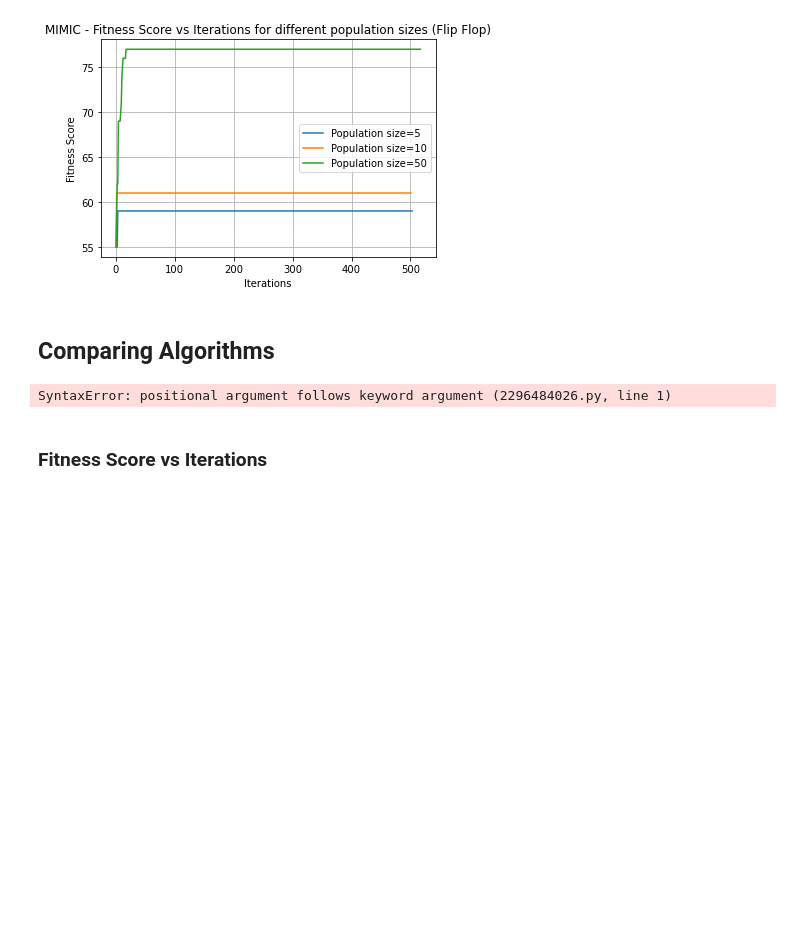
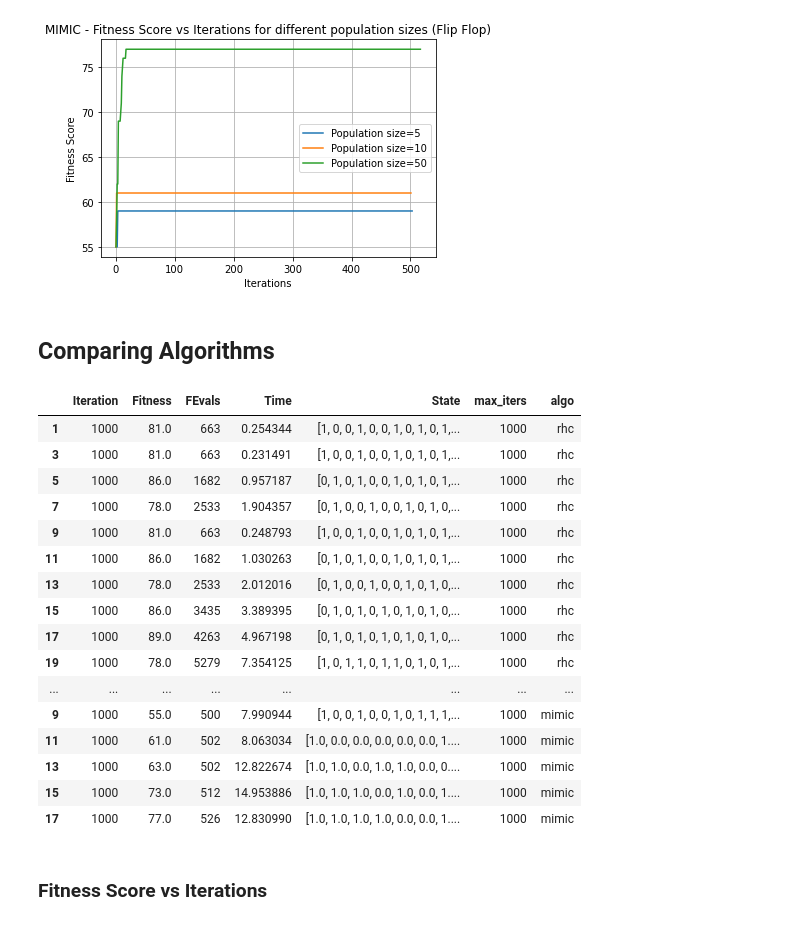
Before and after one commit to aishwaryaprabhat/CS7641-Machine-Learning, a Jupyter notebook: random_optimization/Flipflop.ipynb, the cells around one changed output. Cells and saved outputs as stored; diff of their text form; code cells hidden in the pictures; blank space fills up the shorter version.

```diff
--- a/random_optimization/Flipflop.ipynb
+++ b/random_optimization/Flipflop.ipynb
@@ -234,11 +234,33 @@ axes.grid()
 [figure]
 # %% [markdown]
 ## Comparing Algorithms
-# %%
-df = rhc_run_stats.join(how="inner", sa_run_stats.join(how="inner", ga_run_stats.join(how="inner", mimic_run_stats)))
-df
-# %% [output]
-SyntaxError: positional argument follows keyword argument (2296484026.py, line 1)
+# %%
+rhc_run_stats["algo"] = "rhc"
+sa_run_stats["algo"] = "sa"
+ga_run_stats["algo"] = "ga"
+mimic_run_stats["algo"] = "mimic"
+
+df = rhc_run_stats.append(sa_run_stats.append(ga_run_stats.append(mimic_run_stats))).dropna(axis=1)
+df = df[df["Iteration"]!=0]
+df
+# %% [output]
+|  | Iteration | Fitness | FEvals | Time | State | max_iters | algo |
+| 1 | 1000 | 81.0 | 663 | 0.254344 | [1, 0, 0, 1, 0, 0, 1, 0, 1, 0, 1,... | 1000 | rhc |
+| 3 | 1000 | 81.0 | 663 | 0.231491 | [1, 0, 0, 1, 0, 0, 1, 0, 1, 0, 1,... | 1000 | rhc |
+| 5 | 1000 | 86.0 | 1682 | 0.957187 | [0, 1, 0, 1, 0, 0, 1, 0, 1, 0, 1,... | 1000 | rhc |
+| 7 | 1000 | 78.0 | 2533 | 1.904357 | [0, 1, 0, 0, 1, 0, 0, 1, 0, 1, 0,... | 1000 | rhc |
+| 9 | 1000 | 81.0 | 663 | 0.248793 | [1, 0, 0, 1, 0, 0, 1, 0, 1, 0, 1,... | 1000 | rhc |
+| 11 | 1000 | 86.0 | 1682 | 1.030263 | [0, 1, 0, 1, 0, 0, 1, 0, 1, 0, 1,... | 1000 | rhc |
+| 13 | 1000 | 78.0 | 2533 | 2.012016 | [0, 1, 0, 0, 1, 0, 0, 1, 0, 1, 0,... | 1000 | rhc |
+| 15 | 1000 | 86.0 | 3435 | 3.389395 | [0, 1, 0, 1, 0, 1, 0, 1, 0, 1, 0,... | 1000 | rhc |
+| 17 | 1000 | 89.0 | 4263 | 4.967198 | [0, 1, 0, 1, 0, 1, 0, 1, 0, 1, 0,... | 1000 | rhc |
+| 19 | 1000 | 78.0 | 5279 | 7.354125 | [1, 0, 1, 1, 0, 1, 1, 0, 1, 0, 1,... | 1000 | rhc |
+| ... | ... | ... | ... | ... | ... | ... | ... |
+| 9 | 1000 | 55.0 | 500 | 7.990944 | [1, 0, 0, 1, 0, 0, 1, 0, 1, 1, 1,... | 1000 | mimic |
+| 11 | 1000 | 61.0 | 502 | 8.063034 | [1.0, 0.0, 0.0, 0.0, 0.0, 0.0, 1.... | 1000 | mimic |
+| 13 | 1000 | 63.0 | 502 | 12.822674 | [1.0, 1.0, 0.0, 1.0, 1.0, 0.0, 0.... | 1000 | mimic |
+| 15 | 1000 | 73.0 | 512 | 14.953886 | [1.0, 1.0, 1.0, 0.0, 1.0, 0.0, 1.... | 1000 | mimic |
+| 17 | 1000 | 77.0 | 526 | 12.830990 | [1.0, 1.0, 1.0, 1.0, 0.0, 0.0, 1.... | 1000 | mimic |
 # %% [markdown]
 ### Fitness Score vs Iterations
 # %%
```
Also changed, not shown: parts of 10 cells of this notebook.
